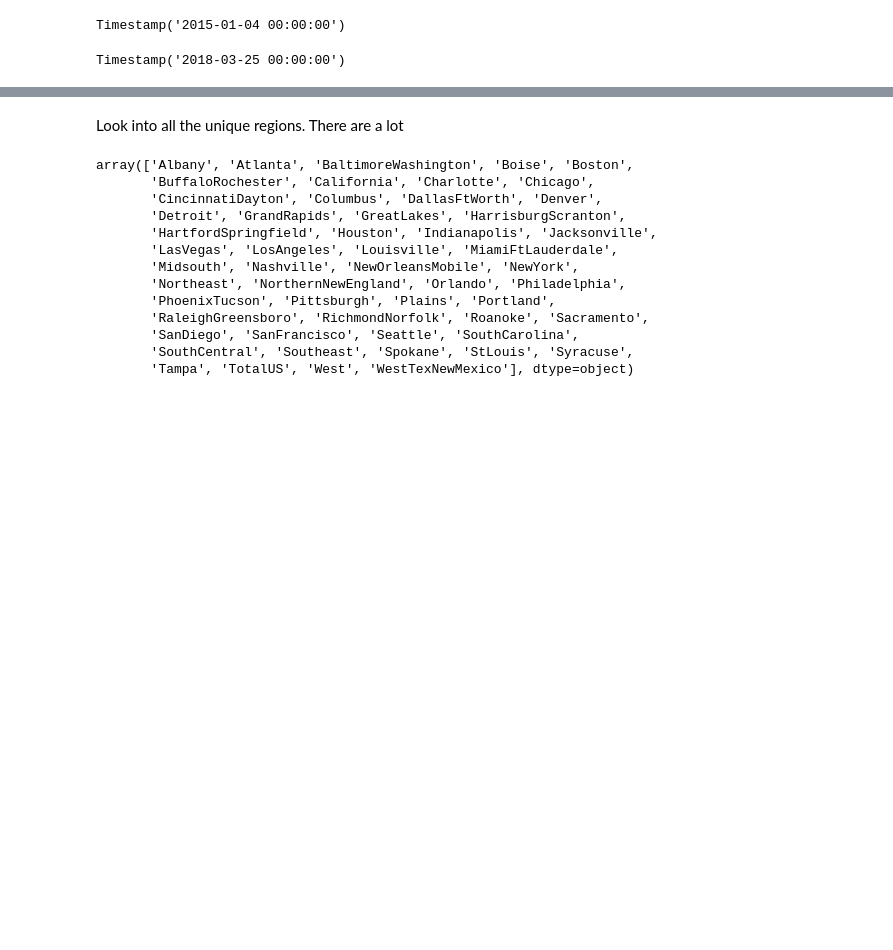
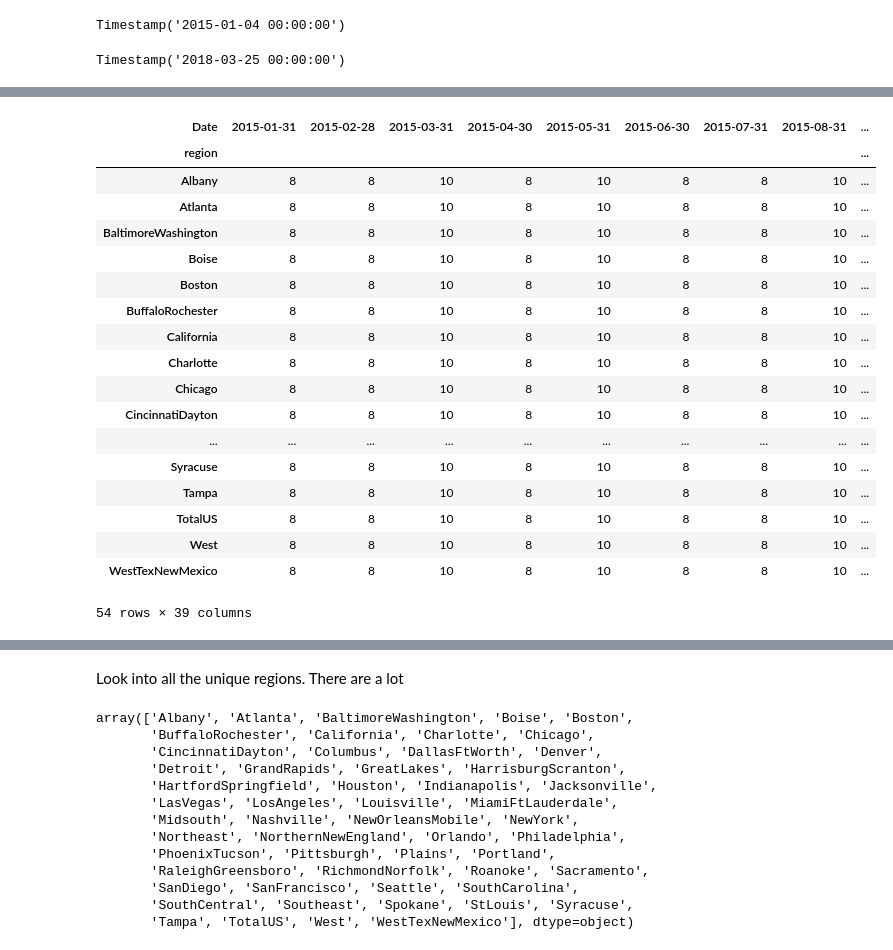
Before and after one commit to matthewmturner/Practice, a Jupyter notebook: Data Analysis/Avocado Analysis.ipynb, the cells around one changed output, grey strips where cells are left out. Saved outputs shown, nothing was run; the diff lists cells and outputs as text; code cells hidden in the pictures; blank space fills up the shorter version.

Commit message:
adding date analysis

```diff
--- a/Data Analysis/Avocado Analysis.ipynb
+++ b/Data Analysis/Avocado Analysis.ipynb
@@ -152,0 +157,3 @@ df_avo.describe()
+# %%
+df_monthly_count = df_avo.set_index('Date').resample('m').size().to_frame('Size')
+px.bar(df_monthly_count, x=df_monthly_count.index, y='Size')
@@ -152,0 +167,23 @@ df_avo.describe()
+# %%
+df_region_avg = df_avo.set_index('Date').groupby('region').resample('m').size()
+df_region_avg
+# %% [output]
+| Date | 2015-01-31 | 2015-02-28 | 2015-03-31 | 2015-04-30 | 2015-05-31 | 2015-06-30 | 2015-07-31 | 2015-08-31 | ... |
+| region |  |  |  |  |  |  |  |  | ... |
+| Albany | 8 | 8 | 10 | 8 | 10 | 8 | 8 | 10 | ... |
+| Atlanta | 8 | 8 | 10 | 8 | 10 | 8 | 8 | 10 | ... |
+| BaltimoreWashington | 8 | 8 | 10 | 8 | 10 | 8 | 8 | 10 | ... |
+| Boise | 8 | 8 | 10 | 8 | 10 | 8 | 8 | 10 | ... |
+| Boston | 8 | 8 | 10 | 8 | 10 | 8 | 8 | 10 | ... |
+| BuffaloRochester | 8 | 8 | 10 | 8 | 10 | 8 | 8 | 10 | ... |
+| California | 8 | 8 | 10 | 8 | 10 | 8 | 8 | 10 | ... |
+| Charlotte | 8 | 8 | 10 | 8 | 10 | 8 | 8 | 10 | ... |
+| Chicago | 8 | 8 | 10 | 8 | 10 | 8 | 8 | 10 | ... |
+| CincinnatiDayton | 8 | 8 | 10 | 8 | 10 | 8 | 8 | 10 | ... |
+| ... | ... | ... | ... | ... | ... | ... | ... | ... | ... |
+| Syracuse | 8 | 8 | 10 | 8 | 10 | 8 | 8 | 10 | ... |
+| Tampa | 8 | 8 | 10 | 8 | 10 | 8 | 8 | 10 | ... |
+| TotalUS | 8 | 8 | 10 | 8 | 10 | 8 | 8 | 10 | ... |
+| West | 8 | 8 | 10 | 8 | 10 | 8 | 8 | 10 | ... |
+| WestTexNewMexico | 8 | 8 | 10 | 8 | 10 | 8 | 8 | 10 | ... |
+54 rows × 39 columns
```
Also changed, not shown: parts of 7 cells of this notebook.
